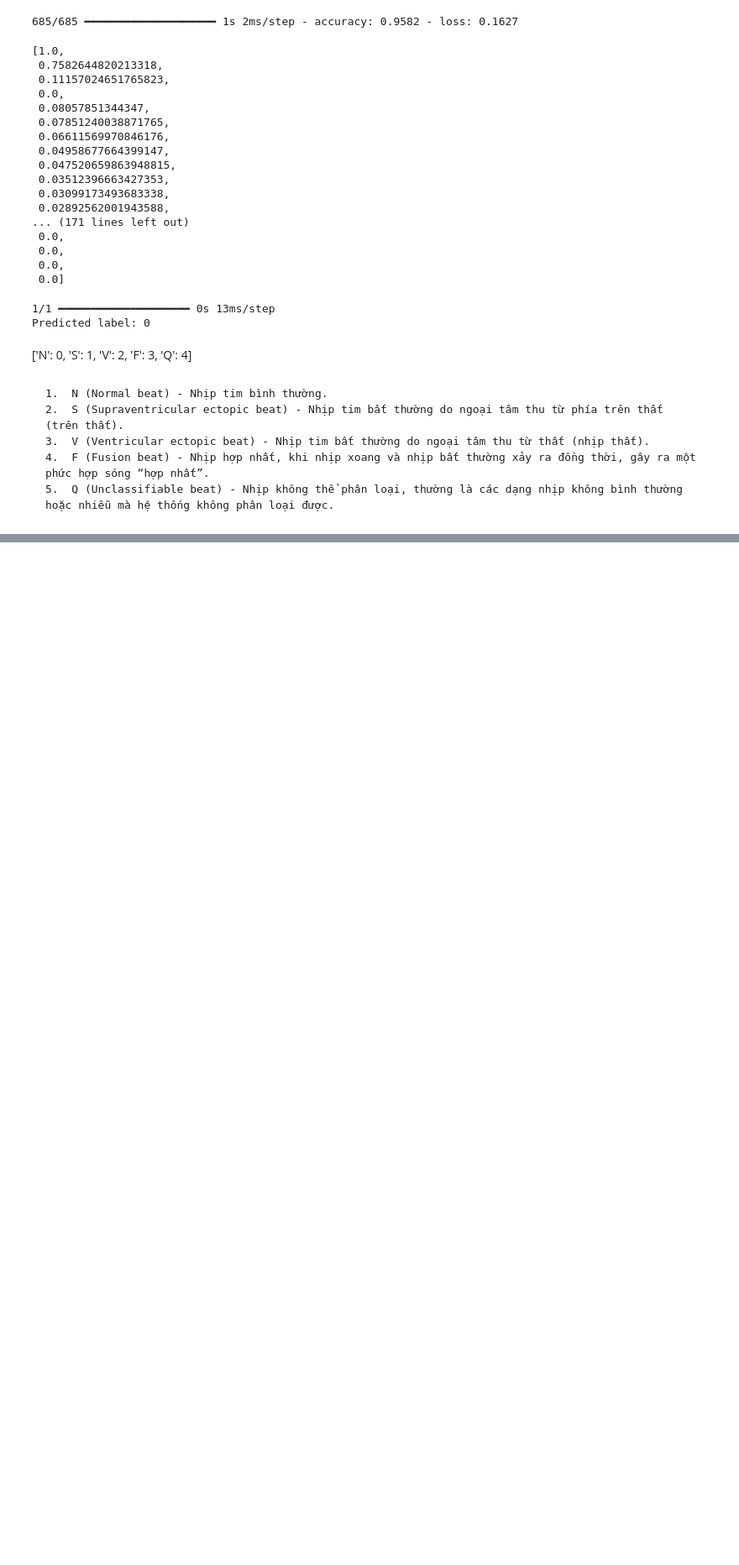
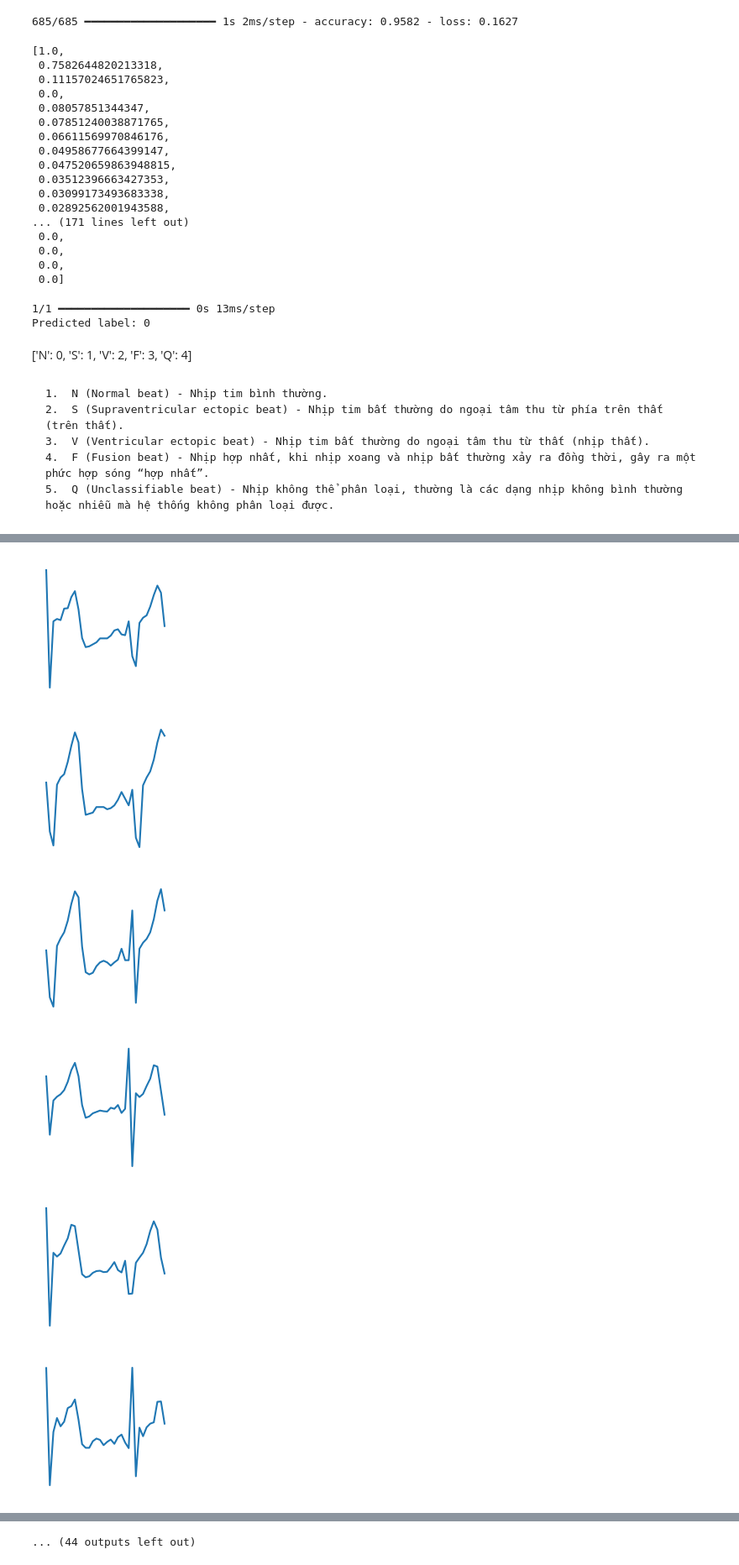
Before and after one commit to tinh2406/server_iot, a Jupyter notebook: train.ipynb, the cells around one changed output, grey strips where cells are left out. Shown at 84% size. Saved outputs shown, nothing was run; the diff lists cells and outputs as text; code cells hidden in the pictures; blank space fills up the shorter version.

Commit message:
fix: change data of dataset

```diff
--- a/train.ipynb
+++ b/train.ipynb
@@ -72,0 +110,44 @@ Predicted label: 0
+# %%
+import numpy as np
+import neurokit2 as nk
+import os
+import os.path as osp
+import shutil
+import matplotlib.pyplot as plt
+
+# Sample frequency and loading signal data
+sr = 33  # sample frequency
+signal = df["value"][1]
+MIN_DIFF = 13  # Minimum distance for peak adjustment
+
+# Detect R-peaks and refine with delineation
+_, rpeaks = nk.ecg_peaks(signal, sampling_rate=sr)
+
+# Convert R-peaks to integer array
+rpeaks = rpeaks['ECG_R_Peaks'].astype(int)
+
+
+# Plot configuration
+mode = 24  # width of the segment to plot
+
+# Plot and save each segment
+def plotIMG(data, figsize):
+    plt.figure(figsize=figsize)
+    plt.plot(data)
+    plt.axis('off')
+    plt.show()
+    plt.close()
+
+for i, peak in enumerate(rpeaks):
+    left, right = peak, peak + mode + 10
+    if np.all([left > 0, right < len(signal)]):
+        plotIMG(signal[left:right], (2,2))
+
+print(len(rpeaks))
+# %% [output]
+[figure, added]
+[figure, added]
+[figure, added]
+[figure, added]
+[figure, added]
+[figure, added]
@@ -72,0 +160 @@ Predicted label: 0
+... (44 outputs left out)
```
Also changed, not shown: parts of 9 cells of this notebook, 3 other files.
